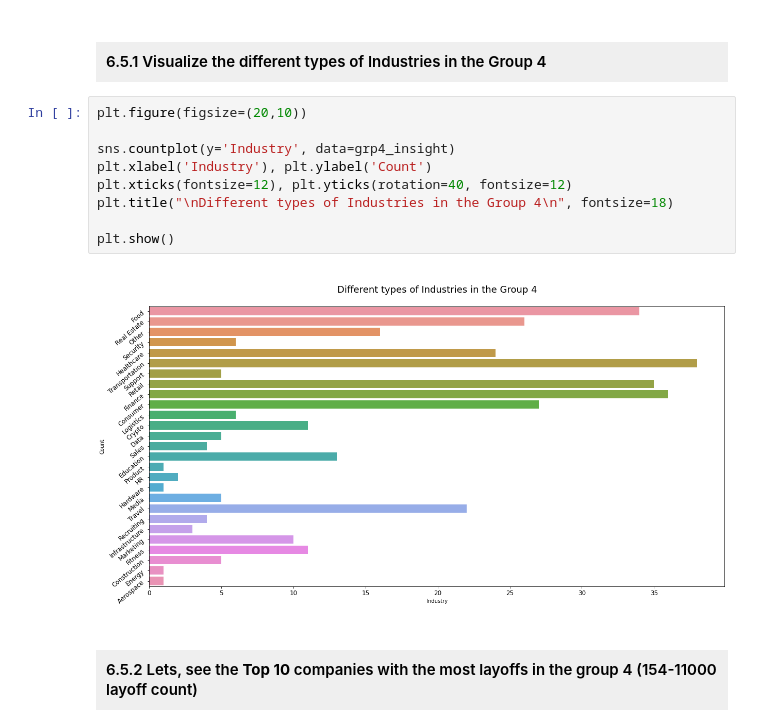
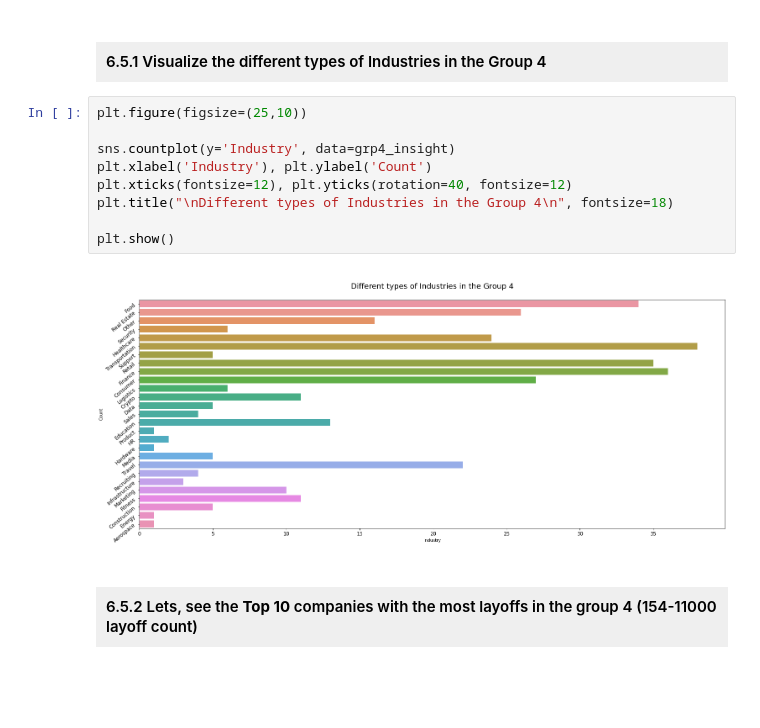
Before and after one commit to dasdebjeet/data_science, a Jupyter notebook: kaggle_practice/layoff-data/EDA.ipynb, the cells around one changed output. Saved outputs shown, nothing was run; the diff lists cells and outputs as text; blank space fills up the shorter version.

```diff
--- a/kaggle_practice/layoff-data/EDA.ipynb
+++ b/kaggle_practice/layoff-data/EDA.ipynb
@@ -283,16 +283,16 @@ grp4_insight = df.loc[(df['Laid_Off_Count'] > 153)]
 # %% [markdown]
 <h4 style="background-color:#efefef; margin-bottom:0px;padding:10px; color:#000">6.5.1 Visualize the different types of Industries in the Group 4</h4>
 # %%
-plt.figure(figsize=(20,10))
+plt.figure(figsize=(25,10))
 
 sns.countplot(y='Industry', data=grp4_insight)
 plt.xlabel('Industry'), plt.ylabel('Count')
 plt.xticks(fontsize=12), plt.yticks(rotation=40, fontsize=12)
 plt.title("\nDifferent types of Industries in the Group 4\n", fontsize=18)
 
 plt.show()
 # %% [output]
-[figure, old version]
+[figure, new version]
 # %% [markdown]
 <h4 style="background-color:#efefef; margin-bottom:0px;padding:10px; color:#000">6.5.2 Lets, see the <strong>Top 10</strong> companies with the most layoffs in the group 4 (154-11000 layoff count)</h4>
 # %%
```
Also changed, not shown: parts of 6 cells of this notebook.
